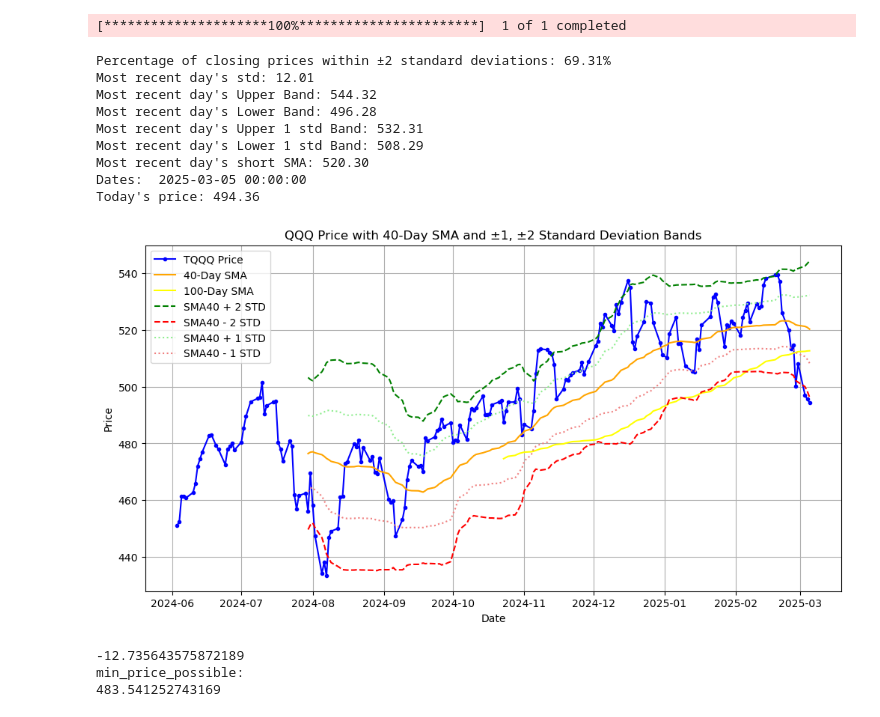
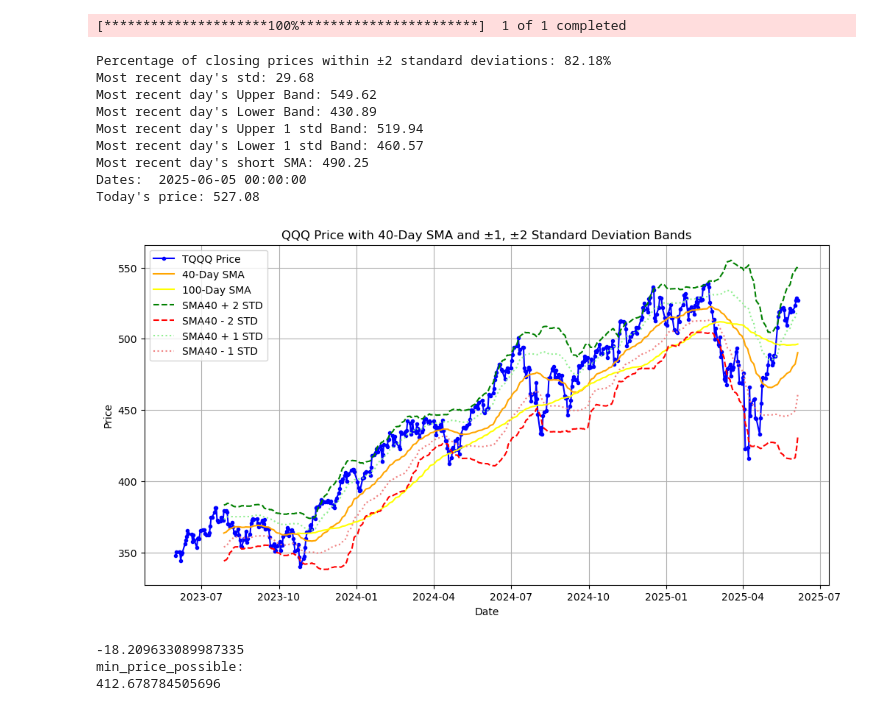
Before and after one commit to shixiangheng/XGB_stock_analysis_24YE, a Jupyter notebook: tqqq_normal_dist.ipynb, the cells around one changed output. Drawn from its saved outputs; the diff is of its cells as text; code cells hidden in the pictures.

```diff
--- a/tqqq_normal_dist.ipynb
+++ b/tqqq_normal_dist.ipynb
@@ -116,7 +217,7 @@ import numpy as np
 
 
 # User-defined date range
-start_date = "2024-06-01"  # Change as needed
+start_date = "2023-06-01"  # Change as needed
 end_date = "2025-12-31"    # Change as needed
 
 # Fetch TQQQ data
@@ -162,43 +263,43 @@ latest_lower_band = data["Lower Band 1"].iloc[-1]
 
 
 
 print(f"Most recent day's Upper 1 std Band: {latest_upper_band:.2f}")
 print(f"Most recent day's Lower 1 std Band: {latest_lower_band:.2f}")
 print(f"Most recent day's short SMA: {latest_sma1:.2f}")
 print('Dates: ',today_date)
 print(f"Today's price: {latest_price:.2f}")
 
 
 # Plot the results
 data.index = data['Date']
 plt.figure(figsize=(12, 6))
 plt.plot(data.index, data["Close"], label="TQQQ Price", color="blue", marker='.')
 plt.plot(data.index, data[f"SMA{window_num}"], label=f"{window_num}-Day SMA", color="orange")
 plt.plot(data.index, data[f"SMA{window_long}"], label=f"{window_long}-Day SMA", color="yellow")
 
 plt.plot(data.index, data["Upper Band"], label=f"SMA{window_num} + 2 STD", linestyle="dashed", color="green")
 plt.plot(data.index, data["Lower Band"], label=f"SMA{window_num} - 2 STD", linestyle="dashed", color="red")
 plt.plot(data.index, data["Upper Band 1"], label=f"SMA{window_num} + 1 STD", linestyle="dotted", color="lightgreen")
 plt.plot(data.index, data["Lower Band 1"], label=f"SMA{window_num} - 1 STD", linestyle="dotted", color="lightcoral")
 
 plt.title(f"{symbol} Price with {window_num}-Day SMA and ±1, ±2 Standard Deviation Bands")
 plt.xlabel("Date")
 plt.ylabel("Price")
 plt.legend()
 plt.grid()
 plt.show()
 # %% [output]
 [*********************100%***********************]  1 of 1 completed
-Percentage of closing prices within ±2 standard deviations: 69.31%
-Most recent day's std: 12.01
-Most recent day's Upper Band: 544.32
-Most recent day's Lower Band: 496.28
-Most recent day's Upper 1 std Band: 532.31
-Most recent day's Lower 1 std Band: 508.29
-Most recent day's short SMA: 520.30
-Dates:  2025-03-05 00:00:00
-Today's price: 494.36
+Percentage of closing prices within ±2 standard deviations: 82.18%
+Most recent day's std: 29.68
+Most recent day's Upper Band: 549.62
+Most recent day's Lower Band: 430.89
+Most recent day's Upper 1 std Band: 519.94
+Most recent day's Lower 1 std Band: 460.57
+Most recent day's short SMA: 490.25
+Dates:  2025-06-05 00:00:00
+Today's price: 527.08
-[figure, old version]
+[figure, new version]
 # %%
 data['diff'] =  data["Close"] - data["Lower Band"]
 #max_diff = data['diff'].dropna().max()
@@ -207,6 +308,6 @@ print(min_diff)
 print('min_price_possible: ')
 print(data["Lower Band"].iloc[-1]+min_diff)
 # %% [output]
--12.735643575872189
+-18.209633089987335
 min_price_possible:
-483.541252743169
+412.678784505696
```
Also changed, not shown: parts of 6 cells of this notebook, 55 other files.
